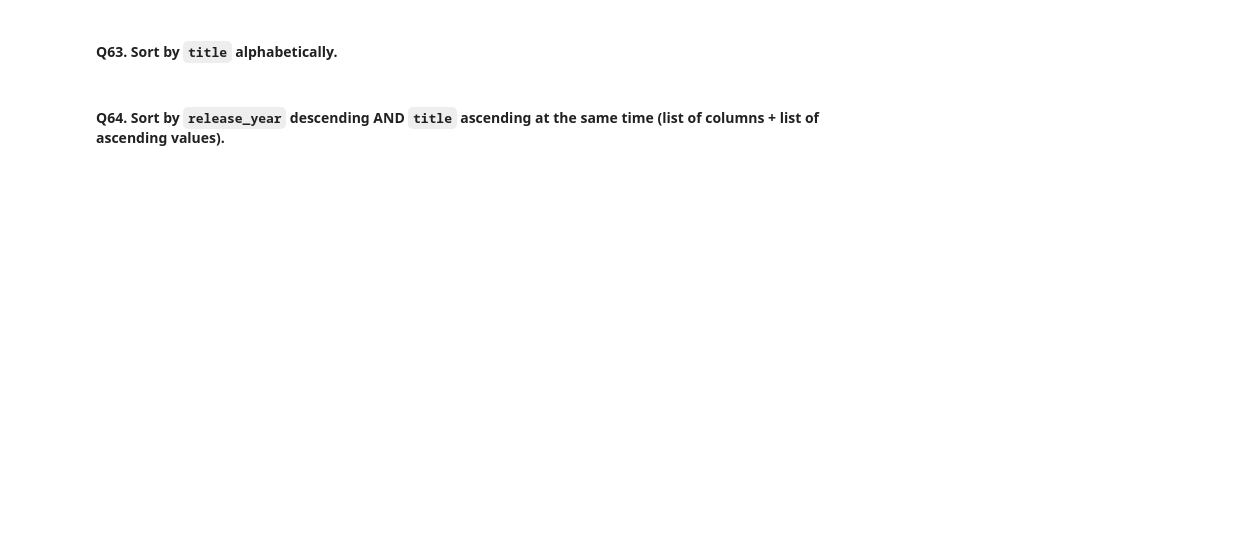
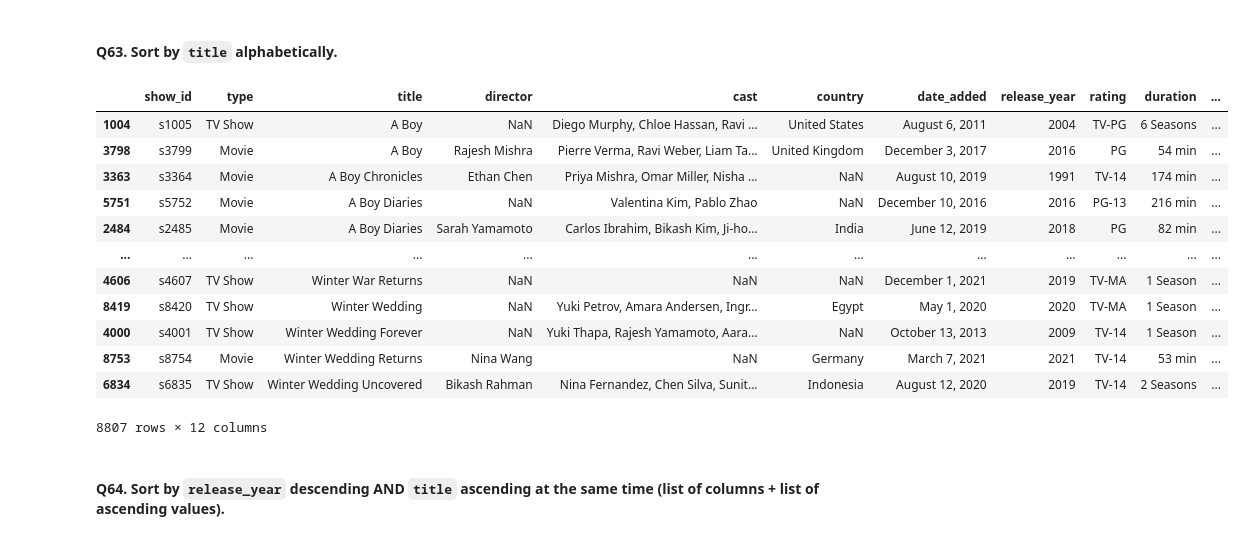
Before and after one commit to Craniax01/pandas, a Jupyter notebook: netflix_workbook_(1).ipynb, the cells around one changed output. Saved outputs shown, nothing was run; the diff lists cells and outputs as text; code cells hidden in the pictures; blank space fills up the shorter version.

```diff
--- a/netflix_workbook_(1).ipynb
+++ b/netflix_workbook_(1).ipynb
@@ -704,7 +944,21 @@ df.loc[(df["release_year"] >= 2015) & (df["release_year"] <= 2020), ["title"]]
 # %% [markdown]
 #### Q63. Sort by `title` alphabetically.
 # %%
-# Your answer here
+df.sort_values ("title", ascending=True)
+# %% [output]
+|  | show_id | type | title | director | cast | country | date_added | release_year | rating | duration | ... |
+| 1004 | s1005 | TV Show | A Boy | NaN | Diego Murphy, Chloe Hassan, Ravi ... | United States | August 6, 2011 | 2004 | TV-PG | 6 Seasons | ... |
+| 3798 | s3799 | Movie | A Boy | Rajesh Mishra | Pierre Verma, Ravi Weber, Liam Ta... | United Kingdom | December 3, 2017 | 2016 | PG | 54 min | ... |
+| 3363 | s3364 | Movie | A Boy Chronicles | Ethan Chen | Priya Mishra, Omar Miller, Nisha ... | NaN | August 10, 2019 | 1991 | TV-14 | 174 min | ... |
+| 5751 | s5752 | Movie | A Boy Diaries | NaN | Valentina Kim, Pablo Zhao | NaN | December 10, 2016 | 2016 | PG-13 | 216 min | ... |
+| 2484 | s2485 | Movie | A Boy Diaries | Sarah Yamamoto | Carlos Ibrahim, Bikash Kim, Ji-ho... | India | June 12, 2019 | 2018 | PG | 82 min | ... |
+| ... | ... | ... | ... | ... | ... | ... | ... | ... | ... | ... | ... |
+| 4606 | s4607 | TV Show | Winter War Returns | NaN | NaN | NaN | December 1, 2021 | 2019 | TV-MA | 1 Season | ... |
+| 8419 | s8420 | TV Show | Winter Wedding | NaN | Yuki Petrov, Amara Andersen, Ingr... | Egypt | May 1, 2020 | 2020 | TV-MA | 1 Season | ... |
+| 4000 | s4001 | TV Show | Winter Wedding Forever | NaN | Yuki Thapa, Rajesh Yamamoto, Aara... | NaN | October 13, 2013 | 2009 | TV-14 | 1 Season | ... |
+| 8753 | s8754 | Movie | Winter Wedding Returns | Nina Wang | NaN | Germany | March 7, 2021 | 2021 | TV-14 | 53 min | ... |
+| 6834 | s6835 | TV Show | Winter Wedding Uncovered | Bikash Rahman | Nina Fernandez, Chen Silva, Sunit... | Indonesia | August 12, 2020 | 2019 | TV-14 | 2 Seasons | ... |
+8807 rows × 12 columns
 # %% [markdown]
 #### Q64. Sort by `release_year` descending AND `title` ascending at the same time (list of columns + list of ascending values).
 # %%
```
Also changed, not shown: parts of 23 cells of this notebook.
